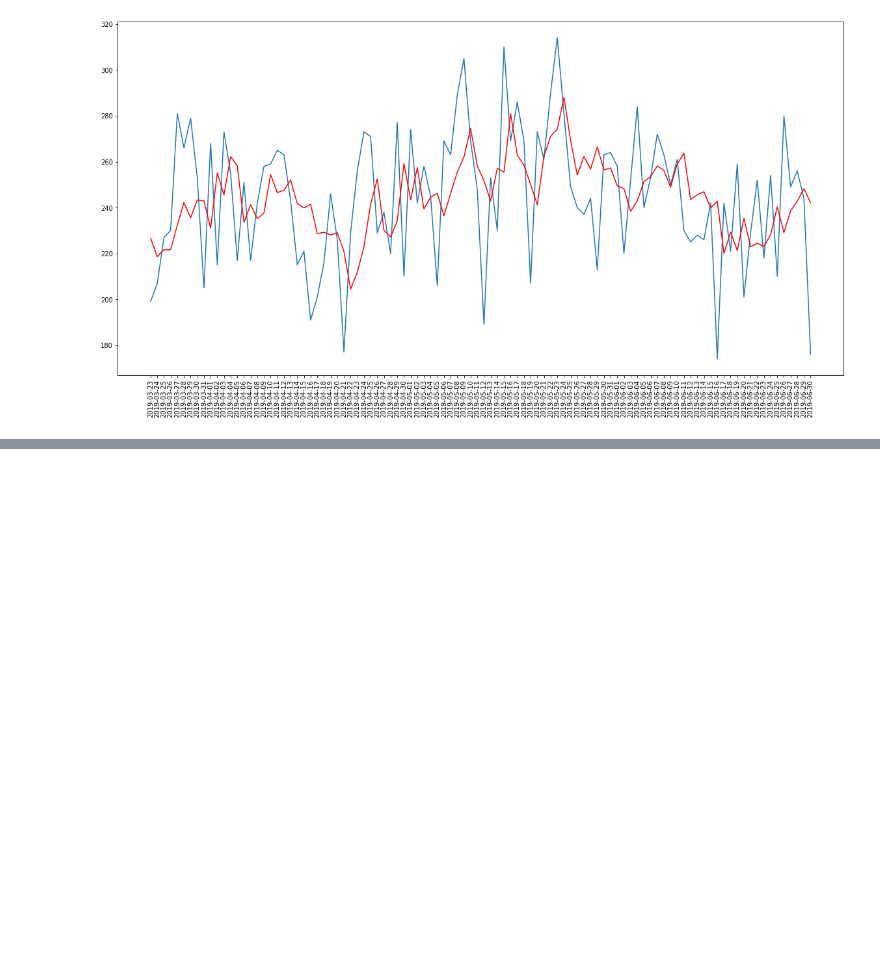
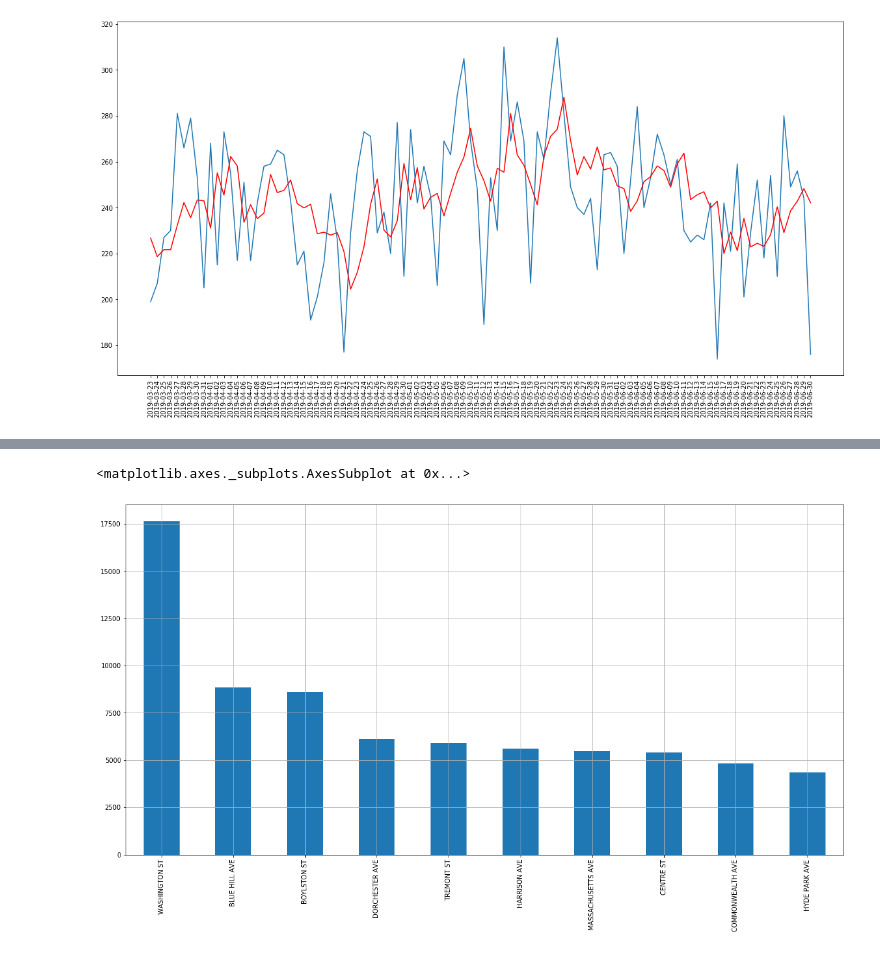
Before and after one commit to mitresh95/ImpactOfCrimeOnHousing, a Jupyter notebook: Project.ipynb, the cells around one changed output, grey strips where cells are left out. Saved outputs shown, nothing was run; the diff lists cells and outputs as text; code cells hidden in the pictures; blank space fills up the shorter version.

```diff
--- a/Project.ipynb
+++ b/Project.ipynb
@@ -259,0 +262,7 @@ pd.DataFrame(part_one_crime.groupby(['DISTRICT']).count()['INCIDENT_NUMBER']).pl
+# %%
+# Top 10 crime infested streets
+
+pd.value_counts(crime_data.STREET).head(10).plot.bar(figsize=(20,10), grid='True')
+# %% [output]
+<matplotlib.axes._subplots.AxesSubplot at 0x...>
+[figure, added]
```
Also changed, not shown: parts of 9 cells of this notebook.
